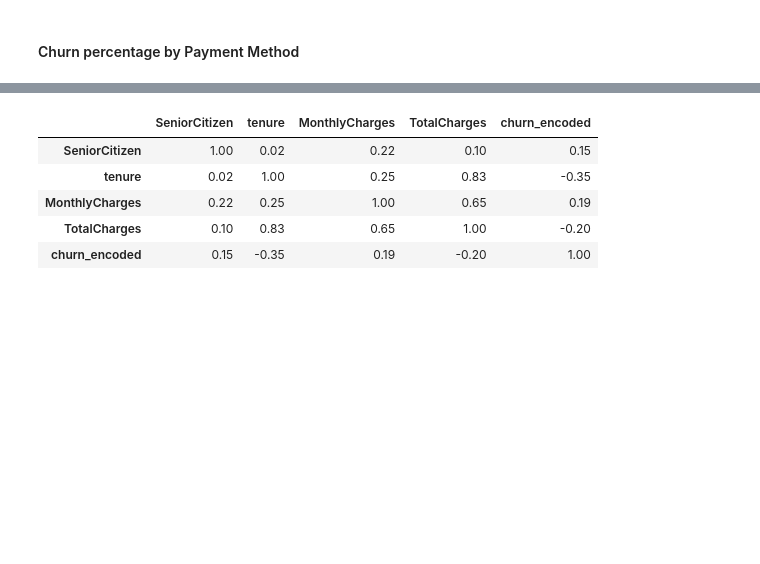
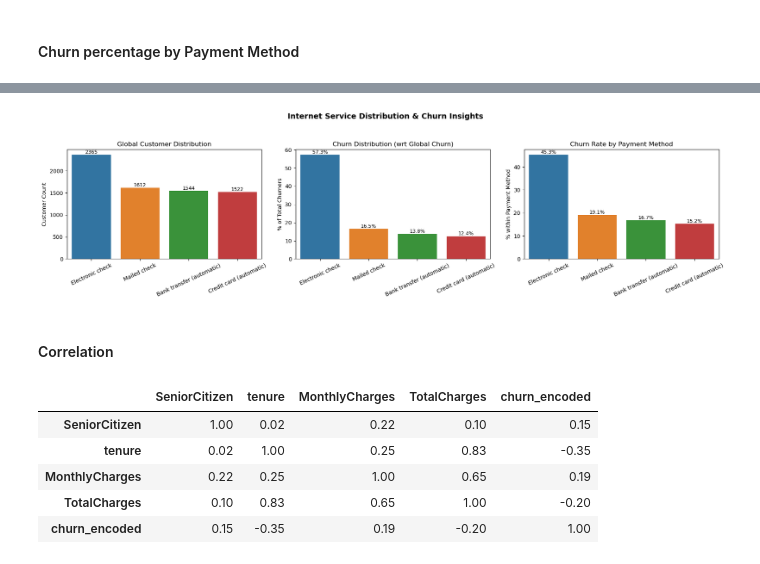
Before and after one commit to Naheem1234/Customer_churn_prediction, a Jupyter notebook: customer_churn_prediction/customer_churn_eda.ipynb, the cells around one changed output, grey strips where cells are left out. Cells and saved outputs as stored; diff of their text form; code cells hidden in the pictures; blank space fills up the shorter version.

```diff
--- a/customer_churn_prediction/customer_churn_eda.ipynb
+++ b/customer_churn_prediction/customer_churn_eda.ipynb
@@ -164,6 +279,43 @@ df_p2
 | 1 | Mailed check | 1612 | 1304 | 308 | 19.106700 | ... |
 | 2 | Bank transfer (automatic) | 1544 | 1286 | 258 | 16.709845 | ... |
 | 3 | Credit card (automatic) | 1522 | 1290 | 232 | 15.243101 | ... |
+# %%
+fig, axes = plt.subplots(1, 3, figsize=(18, 5))
+fig.suptitle('Internet Service Distribution & Churn Insights', fontsize=14, fontweight='bold')
+
+# Global distribution
+sns.barplot(data=df_p2, x='PaymentMethod', y='paymentmethodcount', ax=axes[0], hue='PaymentMethod', dodge=False)
+axes[0].set_title('Global Customer Distribution')
+axes[0].set_xlabel('')
+axes[0].set_ylabel('Customer Count')
+for c in axes[0].containers:
+    axes[0].bar_label(c, fmt='%d', fontsize=9)
+
+# % Churn wrt Global Churn
+sns.barplot(data=df_p2, x='PaymentMethod', y='%churn_wrt_Gc', ax=axes[1], hue='PaymentMethod', dodge=False)
+axes[1].set_title('Churn Distribution (wrt Global Churn)')
+axes[1].set_xlabel('')
+axes[1].set_ylabel('% of Total Churners')
+for c in axes[1].containers:
+    axes[1].bar_label(c, fmt='%.1f%%', fontsize=9)
+
+# % Churn Typewise
+sns.barplot(data=df_p2, x='PaymentMethod', y='%churn_PaymentMethodwise', ax=axes[2], hue='PaymentMethod', dodge=False)
+axes[2].set_title('Churn Rate by Payment Method')
+axes[2].set_xlabel('')
+axes[2].set_ylabel('% within Payment Method')
+for c in axes[2].containers:
+    axes[2].bar_label(c, fmt='%.1f%%', fontsize=9)
+
+for ax in axes:
+    ax.tick_params(axis='x', rotation=25)
+
+plt.tight_layout(rect=[0, 0, 1, 0.93])
+plt.show()
+# %% [output]
+[figure, added]
+# %% [markdown]
+#### Correlation
 # %%
 df_encoded = df.copy()
 df_encoded['churn_encoded'] = df['Churn'].replace({'Yes': 1, 'No': 0}).copy()
```
Also changed, not shown: parts of 4 cells of this notebook, 1 other file.
